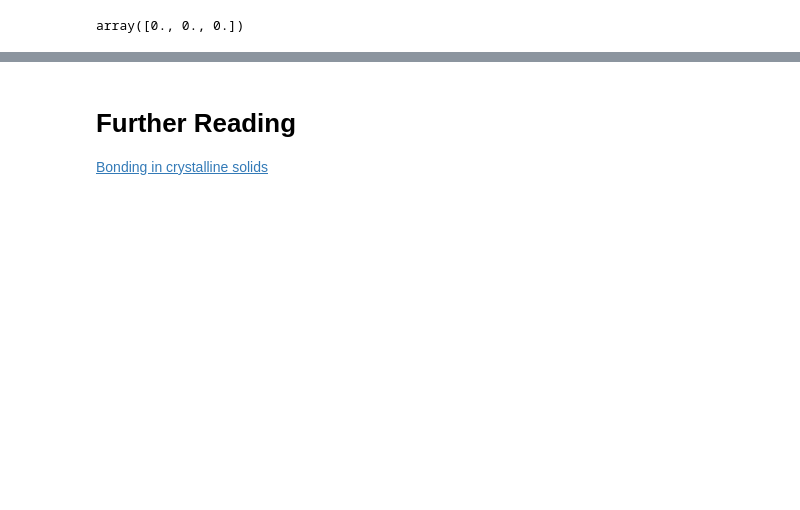
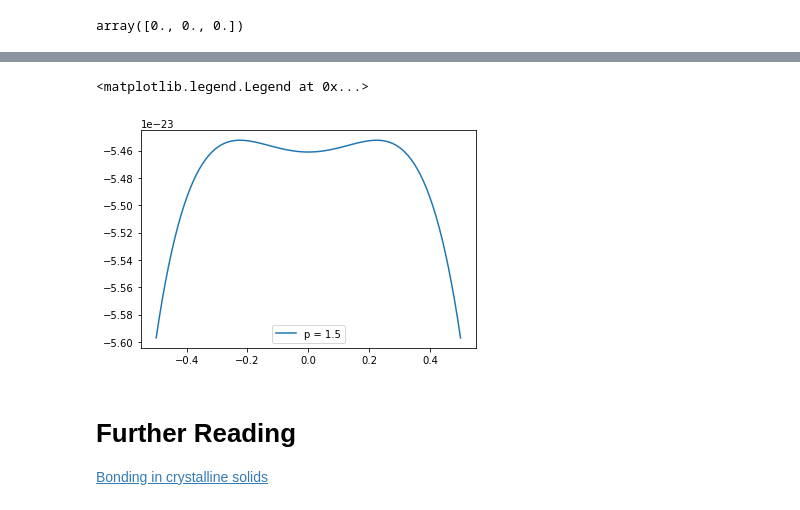
Before and after one commit to bylands/physics, a Jupyter notebook: salt_crystal/salt_crystal_3d.ipynb, the cells around one changed output, grey strips where cells are left out. Drawn from its saved outputs; the diff is of its cells as text; code cells hidden in the pictures; blank space fills up the shorter version.

```diff
--- a/salt_crystal/salt_crystal_3d.ipynb
+++ b/salt_crystal/salt_crystal_3d.ipynb
@@ -64,3 +98,26 @@ pltx = ax.plot(x/a, y)
+# %%
+powers = [1.5]
+x0 = a/2
+# ymin = -2.113e-19
+# ymax = -2.111e-19
+
+x = np.linspace(-x0, x0, 100)
+y = np.zeros(100)
+
+fig, ax = plt.subplots()
+# ax.set_ylim([ymin, ymax])
+
+for p in powers:
+    for i in range(100):
+        f, u = fres(np.array([x[i], 0, 0]), p)
+        y[i] = u
+
+    ax.plot(x/a, y, label='p = ' + str(p))
+
+ax.legend()
+# %% [output]
+<matplotlib.legend.Legend at 0x...>
+[figure, added]
 # %% [markdown]
 # Further Reading
 
```
Also changed, not shown: parts of 4 cells of this notebook.
